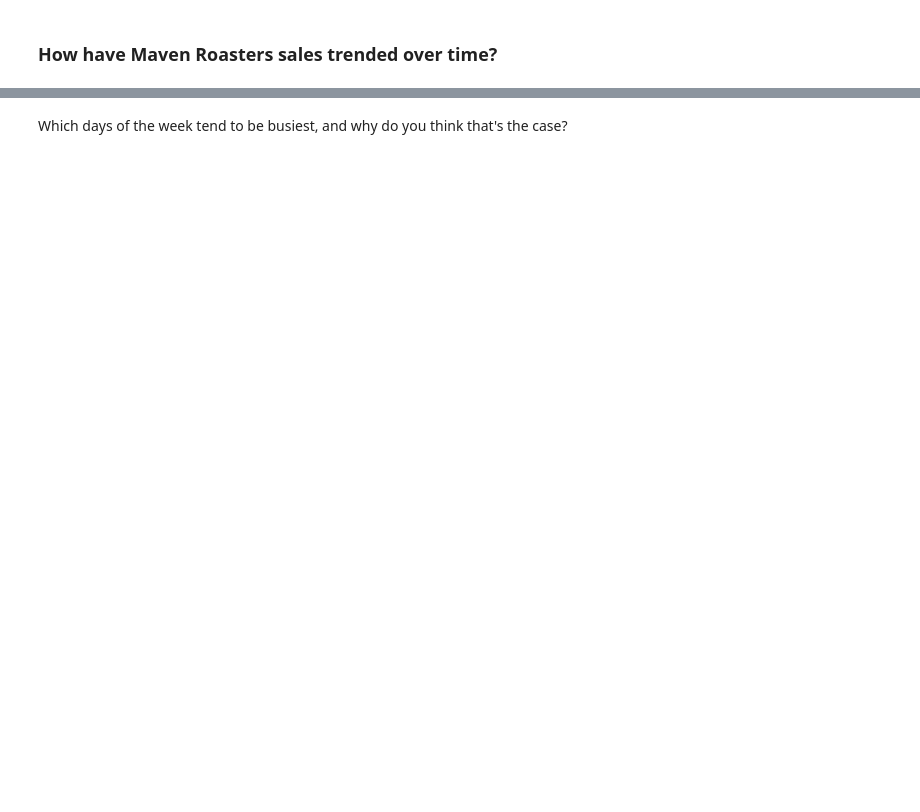
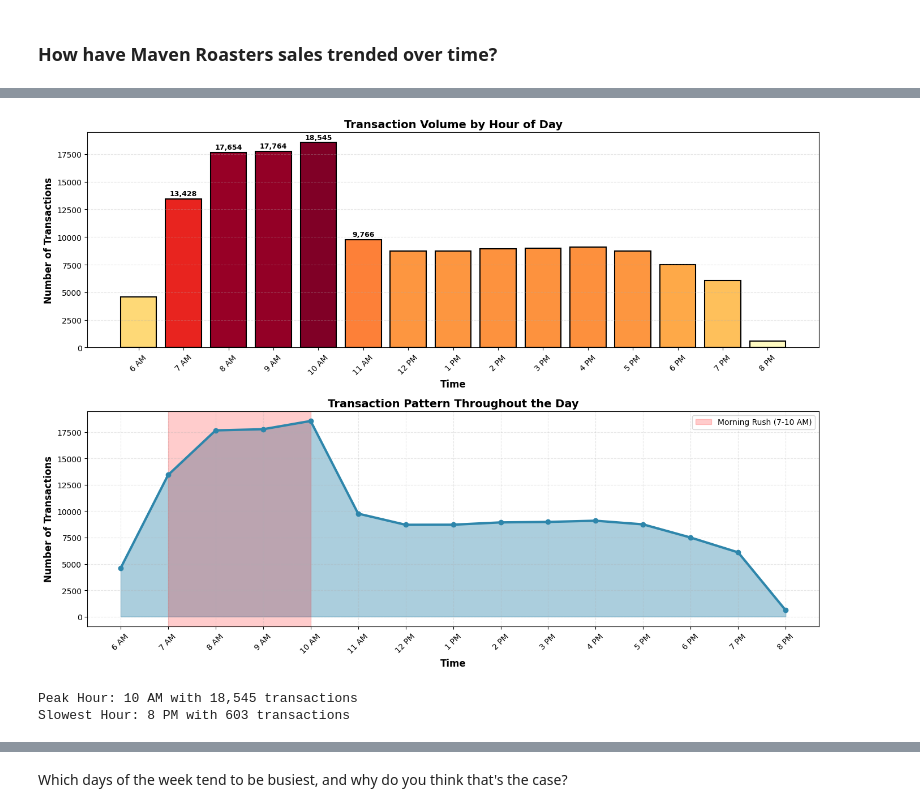
Before and after one commit to AREBU5/coffee_shop_analysis, a Jupyter notebook: Coffee Sales.ipynb, the cells around one changed output, grey strips where cells are left out. Cells and saved outputs as stored; diff of their text form; code cells hidden in the pictures; blank space fills up the shorter version.

```diff
--- a/Coffee Sales.ipynb
+++ b/Coffee Sales.ipynb
@@ -233,55 +221,37 @@ ax1.grid(True, alpha=0.3, axis='y', linestyle='--')
 ax1.tick_params(axis='x', rotation=45)
 
 # Add value labels on peak hours
 peak_hours = df.nlargest(5, 'Total_Transactions')
 for idx in peak_hours.index:
     ax1.text(idx, df.loc[idx, 'Total_Transactions'] + 300,
              f"{df.loc[idx, 'Total_Transactions']:,}",
              ha='center', fontsize=9, fontweight='bold')
 
 # Line chart with area fill
 ax2.plot(df['Time_of_Day'], df['Total_Transactions'], marker='o',
          linewidth=3, markersize=6, color='#2E86AB')
 ax2.fill_between(range(len(df)), df['Total_Transactions'], alpha=0.4, color='#2E86AB')
 ax2.set_title('Transaction Pattern Throughout the Day', fontsize=14, fontweight='bold')
 ax2.set_xlabel('Time', fontsize=12, fontweight='bold')
 ax2.set_ylabel('Number of Transactions', fontsize=12, fontweight='bold')
 ax2.grid(True, alpha=0.3, linestyle='--')
 ax2.tick_params(axis='x', rotation=45)
 
 # Highlight peak period (7-10 AM)
 peak_start = df[df['Hour'] == 7].index[0] if len(df[df['Hour'] == 7]) > 0 else 7
 peak_end = df[df['Hour'] == 10].index[0] if len(df[df['Hour'] == 10]) > 0 else 10
 ax2.axvspan(peak_start, peak_end, alpha=0.2, color='red', label='Morning Rush (7-10 AM)')
 ax2.legend(fontsize=10)
 
 plt.tight_layout()
 plt.show()
 
 print(f"\nPeak Hour: {df.loc[df['Total_Transactions'].idxmax(), 'Time_of_Day']} with {df['Total_Transactions'].max():,} transactions")
 print(f"Slowest Hour: {df.loc[df['Total_Transactions'].idxmin(), 'Time_of_Day']} with {df['Total_Transactions'].min():,} transactions")
-import pandas as pd
-
-# Get data from previous SQL query
-df = _sqldf.toPandas()
-
-# Create line chart
-plt.figure(figsize=(12, 6))
-plt.plot(df['Hour'], df['Total_Transactions'], marker='o', linewidth=2, markersize=8, color='#2ca02c')
-plt.fill_between(df['Hour'], df['Total_Transactions'], alpha=0.3, color='#2ca02c')
-plt.title('Transaction Volume by Hour of Day', fontsize=14, fontweight='bold')
-plt.xlabel('Hour', fontsize=12)
-plt.ylabel('Total Transactions', fontsize=12)
-plt.xticks(df['Hour'], df['Time_of_Day'], rotation=45)
-plt.grid(True, alpha=0.3)
-
-# Highlight peak hour
-peak_hour = df.loc[df['Total_Transactions'].idxmax()]
-plt.axvline(x=peak_hour['Hour'], color='red', linestyle='--', alpha=0.5, label=f'Peak: {peak_hour["Time_of_Day"]}')
-plt.legend()
-
-plt.tight_layout()
-plt.show()
+# %% [output]
+[figure, added]
+Peak Hour: 10 AM with 18,545 transactions
+Slowest Hour: 8 PM with 603 transactions
 # %%
 import matplotlib.pyplot as plt
 import pandas as pd
```
Also changed, not shown: parts of 18 cells of this notebook.
